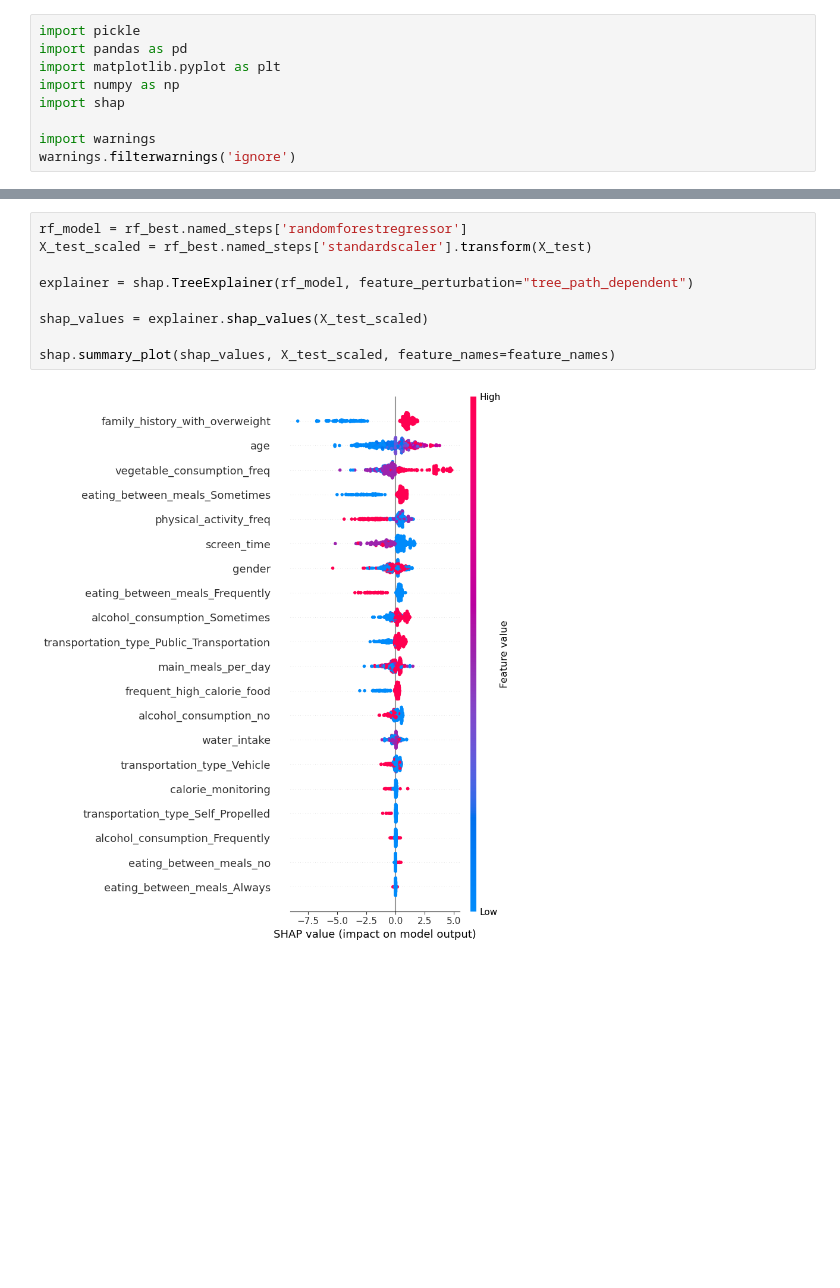
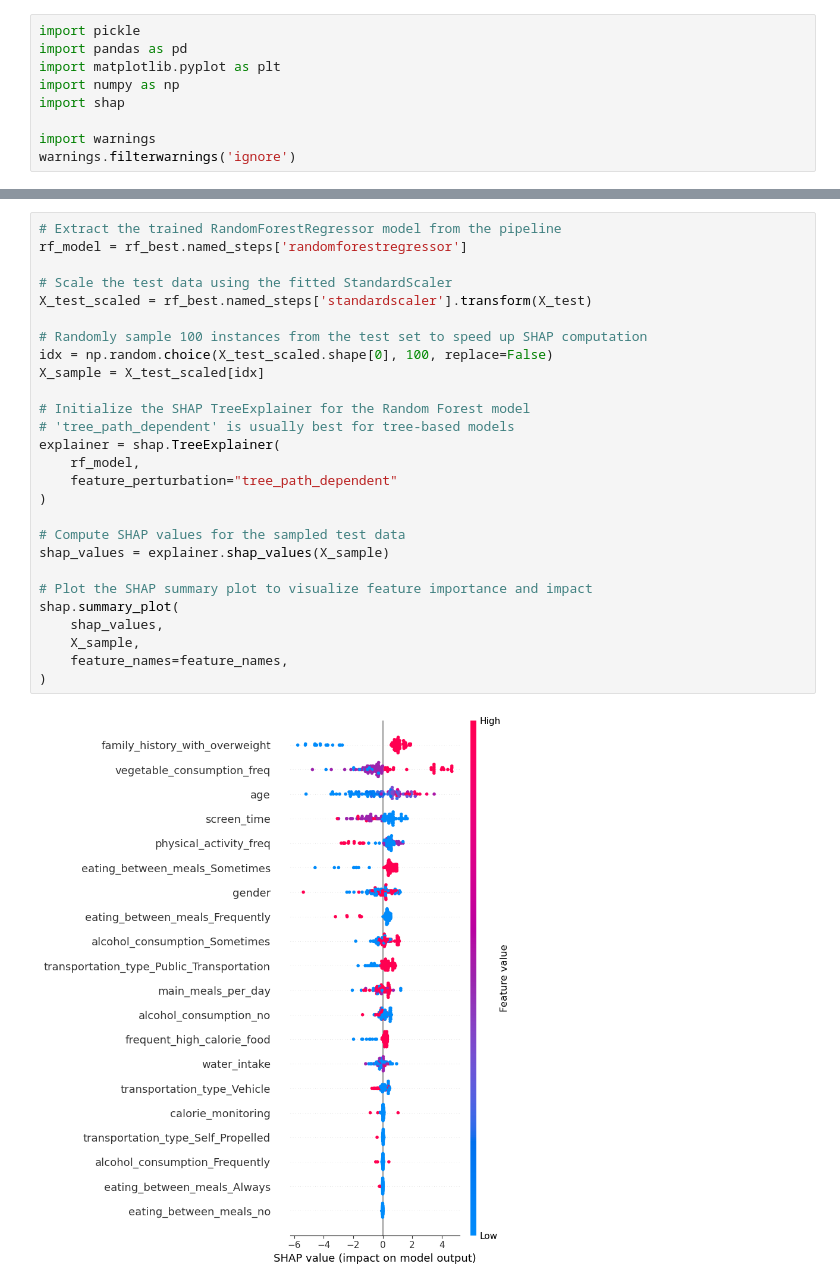
Before and after one commit to PetaGb/BMI-regression, a Jupyter notebook: interpretation.ipynb, the cells around one changed output, grey strips where cells are left out. Drawn from its saved outputs; the diff is of its cells as text; blank space fills up the shorter version.

```diff
--- a/interpretation.ipynb
+++ b/interpretation.ipynb
@@ -75,11 +124,29 @@ plt.show()
 # %%
+# Extract the trained RandomForestRegressor model from the pipeline
 rf_model = rf_best.named_steps['randomforestregressor']
+
+# Scale the test data using the fitted StandardScaler
 X_test_scaled = rf_best.named_steps['standardscaler'].transform(X_test)
 
-explainer = shap.TreeExplainer(rf_model, feature_perturbation="tree_path_dependent")
+# Randomly sample 100 instances from the test set to speed up SHAP computation
+idx = np.random.choice(X_test_scaled.shape[0], 100, replace=False)
+X_sample = X_test_scaled[idx]
 
-shap_values = explainer.shap_values(X_test_scaled)
+# Initialize the SHAP TreeExplainer for the Random Forest model
+# 'tree_path_dependent' is usually best for tree-based models
+explainer = shap.TreeExplainer(
+    rf_model,
+    feature_perturbation="tree_path_dependent"
+)
 
-shap.summary_plot(shap_values, X_test_scaled, feature_names=feature_names)
+# Compute SHAP values for the sampled test data
+shap_values = explainer.shap_values(X_sample)
+
+# Plot the SHAP summary plot to visualize feature importance and impact
+shap.summary_plot(
+    shap_values,
+    X_sample,
+    feature_names=feature_names,
+)
 # %% [output]
-[figure, old version]
+[figure, new version]
```
Also changed, not shown: parts of 10 cells of this notebook, 2 other files.
